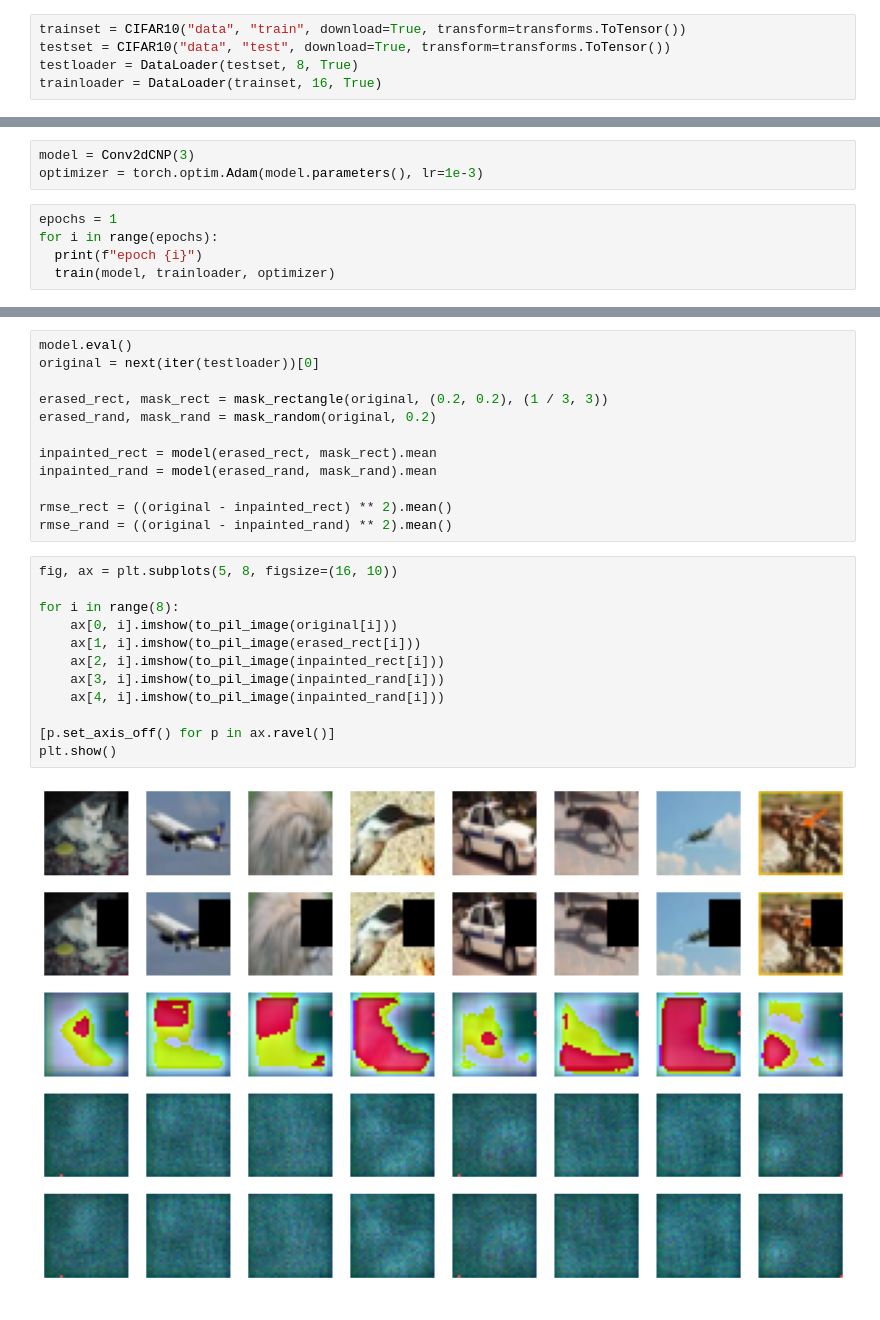
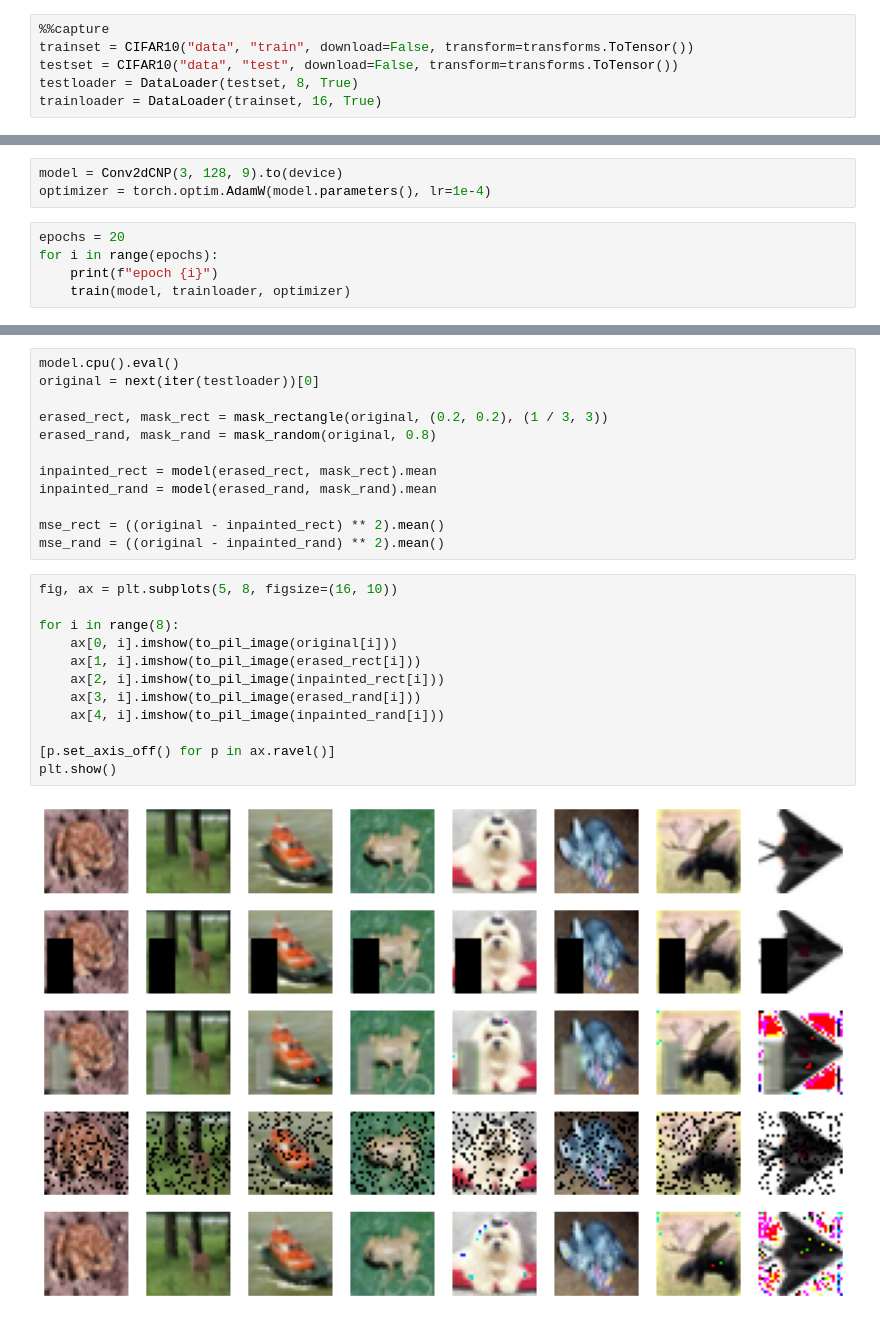
Before and after one commit to RocketLL/implicit-inpainting, a Jupyter notebook: convcnp.ipynb, the cells around one changed output, grey strips where cells are left out. Drawn from its saved outputs; the diff is of its cells as text.

Commit message:
update model and train on sagemaker

```diff
--- a/convcnp.ipynb
+++ b/convcnp.ipynb
@@ -29,5 +50,6 @@ def train(model, dataloader, optimizer):
 # %%
-trainset = CIFAR10("data", "train", download=True, transform=transforms.ToTensor())
-testset = CIFAR10("data", "test", download=True, transform=transforms.ToTensor())
+%%capture
+trainset = CIFAR10("data", "train", download=False, transform=transforms.ToTensor())
+testset = CIFAR10("data", "test", download=False, transform=transforms.ToTensor())
 testloader = DataLoader(testset, 8, True)
 trainloader = DataLoader(trainset, 16, True)
@@ -37,10 +56,10 @@ Files already downloaded and verified
 # %%
-model = Conv2dCNP(3)
-optimizer = torch.optim.Adam(model.parameters(), lr=1e-3)
+model = Conv2dCNP(3, 128, 9).to(device)
+optimizer = torch.optim.AdamW(model.parameters(), lr=1e-4)
 # %%
-epochs = 1
+epochs = 20
 for i in range(epochs):
-  print(f"epoch {i}")
-  train(model, trainloader, optimizer)
+    print(f"epoch {i}")
+    train(model, trainloader, optimizer)
 # %% [output]
 epoch 0
@@ -49,26 +82,26 @@ KeyboardInterrupt:
 # %%
-model.eval()
+model.cpu().eval()
 original = next(iter(testloader))[0]
 
 erased_rect, mask_rect = mask_rectangle(original, (0.2, 0.2), (1 / 3, 3))
-erased_rand, mask_rand = mask_random(original, 0.2)
+erased_rand, mask_rand = mask_random(original, 0.8)
 
 inpainted_rect = model(erased_rect, mask_rect).mean
 inpainted_rand = model(erased_rand, mask_rand).mean
 
-rmse_rect = ((original - inpainted_rect) ** 2).mean()
-rmse_rand = ((original - inpainted_rand) ** 2).mean()
+mse_rect = ((original - inpainted_rect) ** 2).mean()
+mse_rand = ((original - inpainted_rand) ** 2).mean()
 # %%
 fig, ax = plt.subplots(5, 8, figsize=(16, 10))
 
 for i in range(8):
     ax[0, i].imshow(to_pil_image(original[i]))
     ax[1, i].imshow(to_pil_image(erased_rect[i]))
     ax[2, i].imshow(to_pil_image(inpainted_rect[i]))
-    ax[3, i].imshow(to_pil_image(inpainted_rand[i]))
+    ax[3, i].imshow(to_pil_image(erased_rand[i]))
     ax[4, i].imshow(to_pil_image(inpainted_rand[i]))
 
 [p.set_axis_off() for p in ax.ravel()]
 plt.show()
 # %% [output]
-[figure, old version]
+[figure, new version]
```
Also changed, not shown: parts of 4 cells of this notebook, 1 other file.
